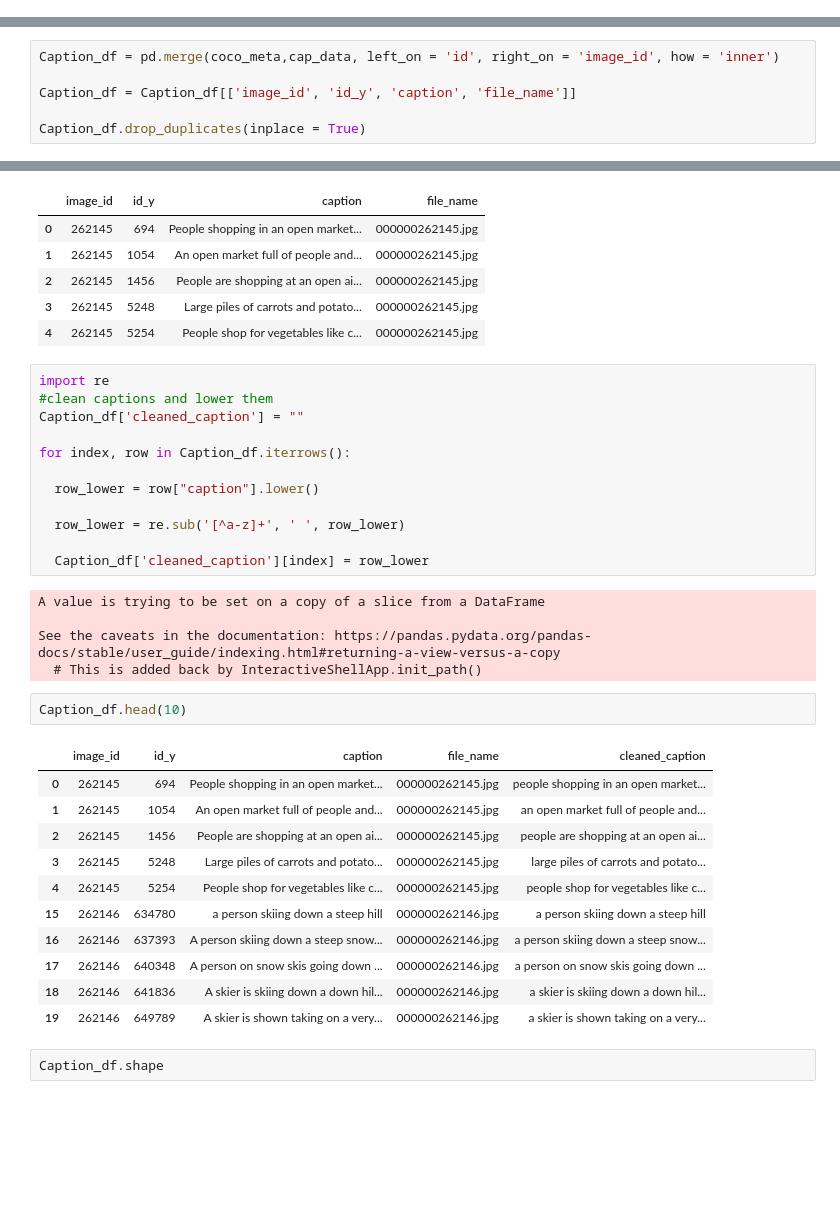
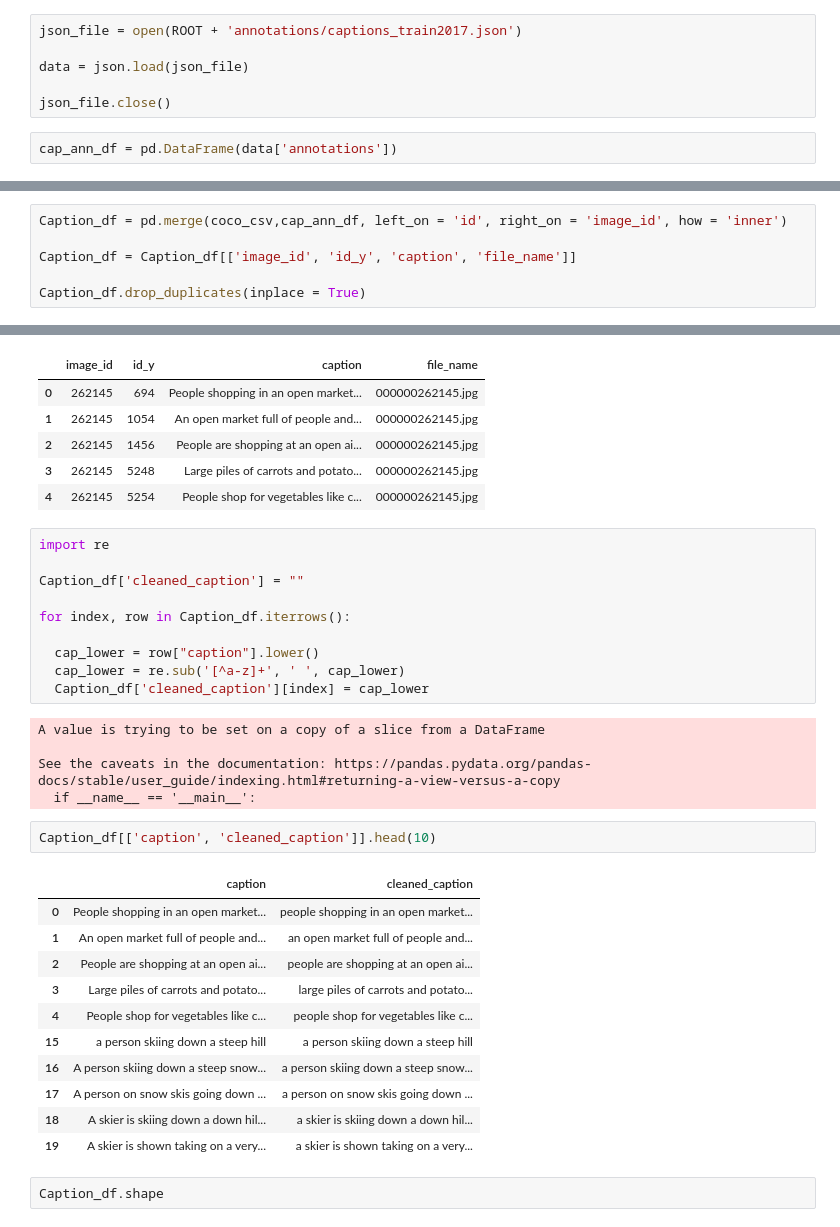
Before and after one commit to buthaina279/P4DS, a Jupyter notebook: COMP5623M_CW2v2.ipynb, the cells around one changed output, grey strips where cells are left out. Cells and saved outputs as stored; diff of their text form; blank space fills up the shorter version.

```diff
--- a/COMP5623M_CW2v2.ipynb
+++ b/COMP5623M_CW2v2.ipynb
@@ -369 +296,9 @@ cap_data = pd.DataFrame(data['annotations'])
+# %%
+json_file = open(ROOT + 'annotations/captions_train2017.json')
+
+data = json.load(json_file)
+
+json_file.close()
+# %%
+cap_ann_df = pd.DataFrame(data['annotations'])
 # %%
@@ -376,7 +311,7 @@ cap_data.head()
 | 3 | 106140 | 98 | A large passenger airplane flying... |
 | 4 | 106140 | 101 | There is a GOL plane taking off i... |
 # %%
-Caption_df = pd.merge(coco_meta,cap_data, left_on = 'id', right_on = 'image_id', how = 'inner')
+Caption_df = pd.merge(coco_csv,cap_ann_df, left_on = 'id', right_on = 'image_id', how = 'inner')
 
 Caption_df = Caption_df[['image_id', 'id_y', 'caption', 'file_name']]
 
@@ -420,35 +351,33 @@ Caption_df.head()
 | 4 | 262145 | 5254 | People shop for vegetables like c... | 000000262145.jpg |
 # %%
 import re
-#clean captions and lower them
+
 Caption_df['cleaned_caption'] = ""
 
 for index, row in Caption_df.iterrows():
 
-  row_lower = row["caption"].lower()
-
-  row_lower = re.sub('[^a-z]+', ' ', row_lower)
-
-  Caption_df['cleaned_caption'][index] = row_lower
+  cap_lower = row["caption"].lower()
+  cap_lower = re.sub('[^a-z]+', ' ', cap_lower)
+  Caption_df['cleaned_caption'][index] = cap_lower
 # %% [output]
 A value is trying to be set on a copy of a slice from a DataFrame
 
 See the caveats in the documentation: https://pandas.pydata.org/pandas-docs/stable/user_guide/indexing.html#returning-a-view-versus-a-copy
-  # This is added back by InteractiveShellApp.init_path()
+  if __name__ == '__main__':
 # %%
-Caption_df.head(10)
+Caption_df[['caption', 'cleaned_caption']].head(10)
 # %% [output]
-|  | image_id | id_y | caption | file_name | cleaned_caption |
-| 0 | 262145 | 694 | People shopping in an open market... | 000000262145.jpg | people shopping in an open market... |
-| 1 | 262145 | 1054 | An open market full of people and... | 000000262145.jpg | an open market full of people and... |
-| 2 | 262145 | 1456 | People are shopping at an open ai... | 000000262145.jpg | people are shopping at an open ai... |
-| 3 | 262145 | 5248 | Large piles of carrots and potato... | 000000262145.jpg | large piles of carrots and potato... |
-| 4 | 262145 | 5254 | People shop for vegetables like c... | 000000262145.jpg | people shop for vegetables like c... |
-| 15 | 262146 | 634780 | a person skiing down a steep hill | 000000262146.jpg | a person skiing down a steep hill |
-| 16 | 262146 | 637393 | A person skiing down a steep snow... | 000000262146.jpg | a person skiing down a steep snow... |
-| 17 | 262146 | 640348 | A person on snow skis going down ... | 000000262146.jpg | a person on snow skis going down ... |
-| 18 | 262146 | 641836 | A skier is skiing down a down hil... | 000000262146.jpg | a skier is skiing down a down hil... |
-| 19 | 262146 | 649789 | A skier is shown taking on a very... | 000000262146.jpg | a skier is shown taking on a very... |
+|  | caption | cleaned_caption |
+| 0 | People shopping in an open market... | people shopping in an open market... |
+| 1 | An open market full of people and... | an open market full of people and... |
+| 2 | People are shopping at an open ai... | people are shopping at an open ai... |
+| 3 | Large piles of carrots and potato... | large piles of carrots and potato... |
+| 4 | People shop for vegetables like c... | people shop for vegetables like c... |
+| 15 | a person skiing down a steep hill | a person skiing down a steep hill |
+| 16 | A person skiing down a steep snow... | a person skiing down a steep snow... |
+| 17 | A person on snow skis going down ... | a person on snow skis going down ... |
+| 18 | A skier is skiing down a down hil... | a skier is skiing down a down hil... |
+| 19 | A skier is shown taking on a very... | a skier is shown taking on a very... |
 # %%
 Caption_df.shape
 # %% [output]
```
Also changed, not shown: parts of 100 cells of this notebook.
